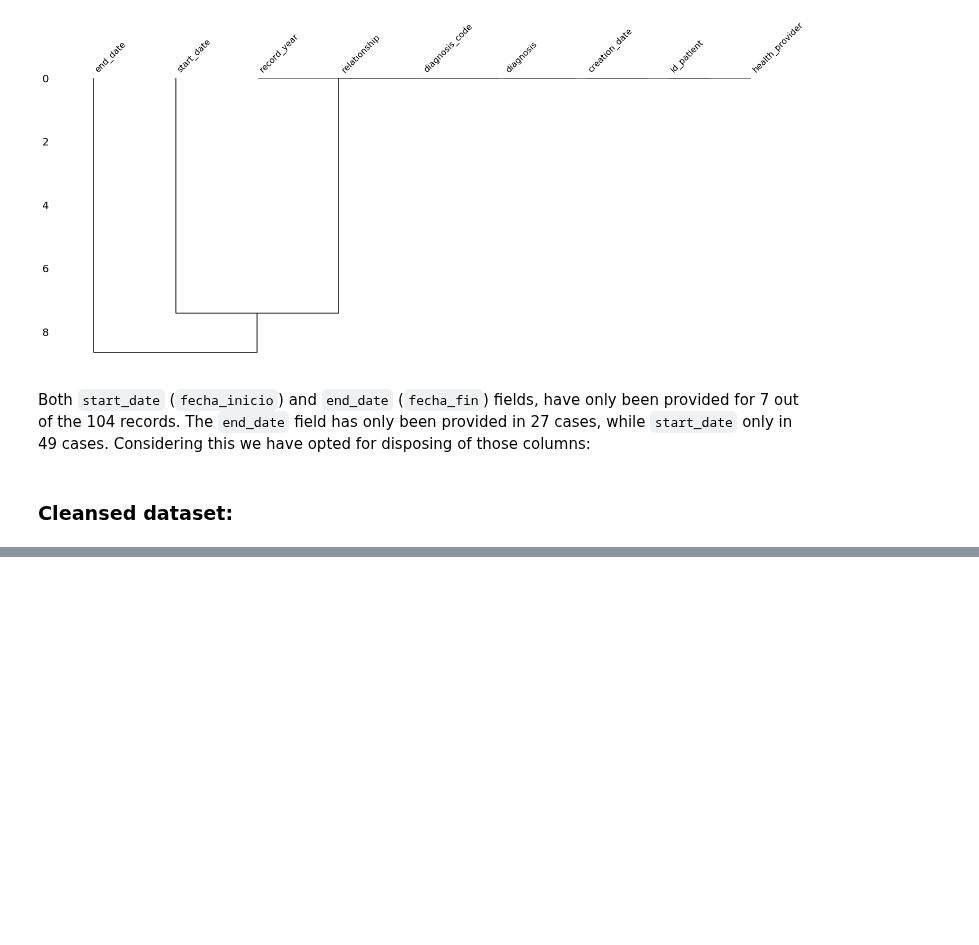
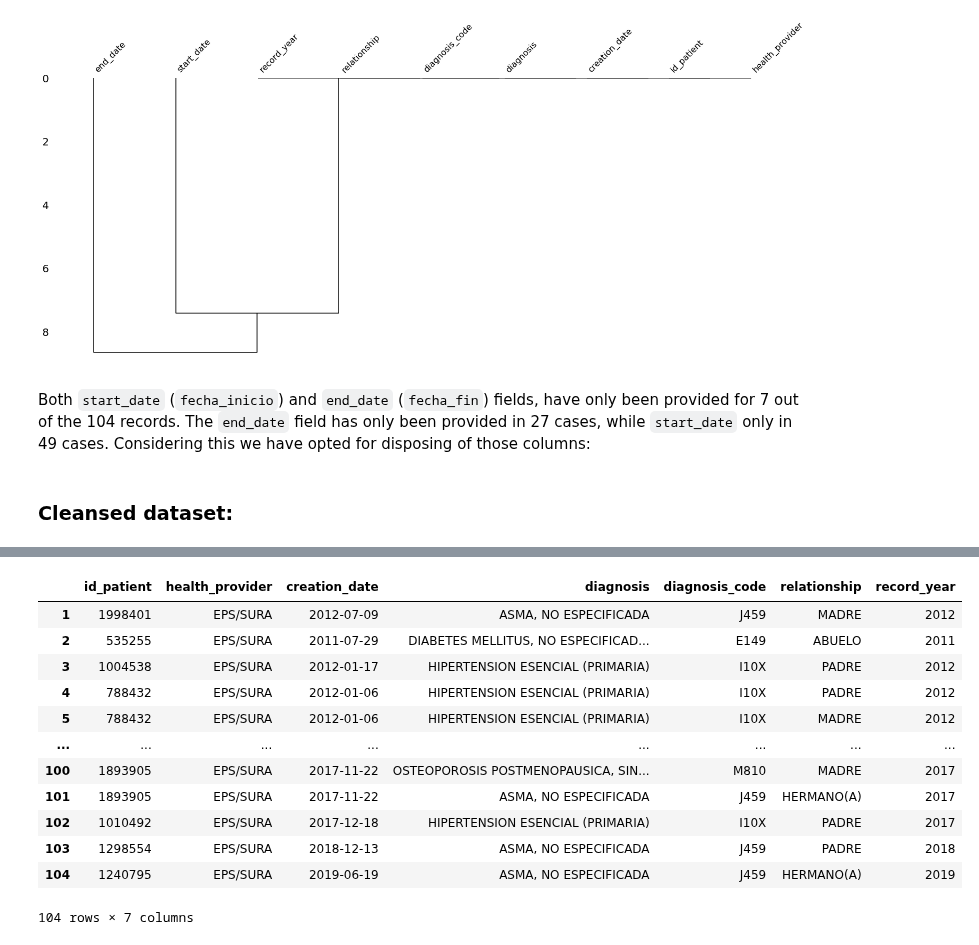
Before and after one commit to DS4A-T22/exploratory_data_analysis, a Jupyter notebook: EDA-Family record.ipynb, the cells around one changed output, grey strips where cells are left out. Drawn from its saved outputs; the diff is of its cells as text; code cells hidden in the pictures; blank space fills up the shorter version.

```diff
--- a/EDA-Family record.ipynb
+++ b/EDA-Family record.ipynb
@@ -260,4 +262,22 @@ familiar_records.describe(include='all')
 | 50% | 1.280952e+06 | NaN | NaN | NaN | NaN | NaN | 2012.000000 |
 | 75% | 1.664806e+06 | NaN | NaN | NaN | NaN | NaN | 2013.000000 |
 | max | 1.999629e+06 | NaN | NaN | NaN | NaN | NaN | 2019.000000 |
+# %%
+familiar_records_to_csv = familiar_records.copy()
+familiar_records_to_csv = familiar_records_to_csv.set_index(familiar_records.index+1)
+familiar_records_to_csv
+# %% [output]
+|  | id_patient | health_provider | creation_date | diagnosis | diagnosis_code | relationship | record_year |
+| 1 | 1998401 | EPS/SURA | 2012-07-09 | ASMA, NO ESPECIFICADA | J459 | MADRE | 2012 |
+| 2 | 535255 | EPS/SURA | 2011-07-29 | DIABETES MELLITUS, NO ESPECIFICAD... | E149 | ABUELO | 2011 |
+| 3 | 1004538 | EPS/SURA | 2012-01-17 | HIPERTENSION ESENCIAL (PRIMARIA) | I10X | PADRE | 2012 |
+| 4 | 788432 | EPS/SURA | 2012-01-06 | HIPERTENSION ESENCIAL (PRIMARIA) | I10X | PADRE | 2012 |
+| 5 | 788432 | EPS/SURA | 2012-01-06 | HIPERTENSION ESENCIAL (PRIMARIA) | I10X | MADRE | 2012 |
+| ... | ... | ... | ... | ... | ... | ... | ... |
+| 100 | 1893905 | EPS/SURA | 2017-11-22 | OSTEOPOROSIS POSTMENOPAUSICA, SIN... | M810 | MADRE | 2017 |
+| 101 | 1893905 | EPS/SURA | 2017-11-22 | ASMA, NO ESPECIFICADA | J459 | HERMANO(A) | 2017 |
+| 102 | 1010492 | EPS/SURA | 2017-12-18 | HIPERTENSION ESENCIAL (PRIMARIA) | I10X | PADRE | 2017 |
+| 103 | 1298554 | EPS/SURA | 2018-12-13 | ASMA, NO ESPECIFICADA | J459 | PADRE | 2018 |
+| 104 | 1240795 | EPS/SURA | 2019-06-19 | ASMA, NO ESPECIFICADA | J459 | HERMANO(A) | 2019 |
+104 rows × 7 columns
 # %%
```
Also changed, not shown: parts of 2 cells of this notebook, 5 other files.
